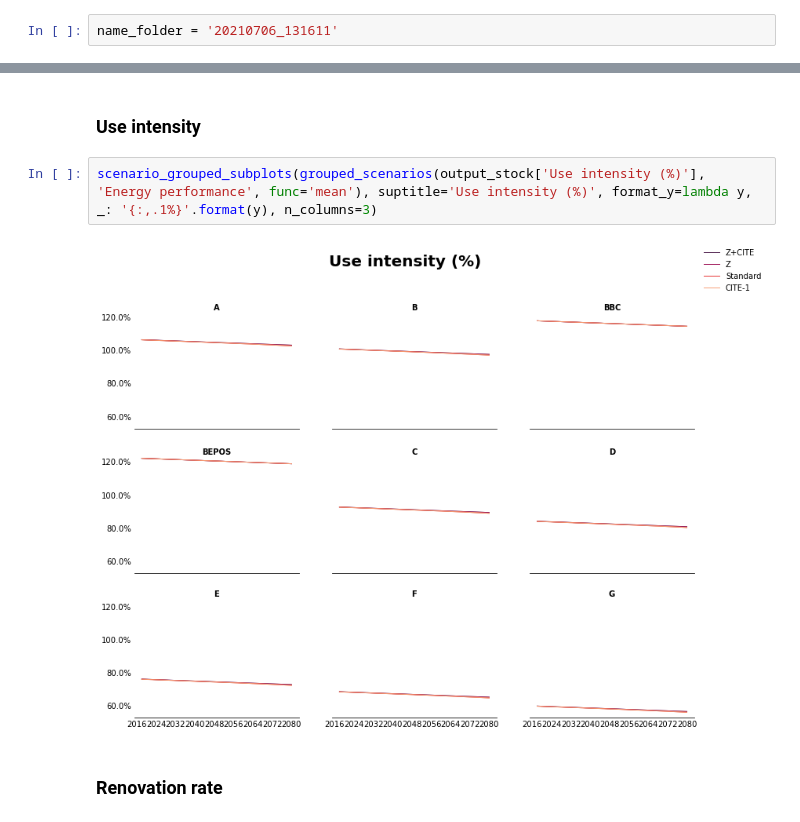
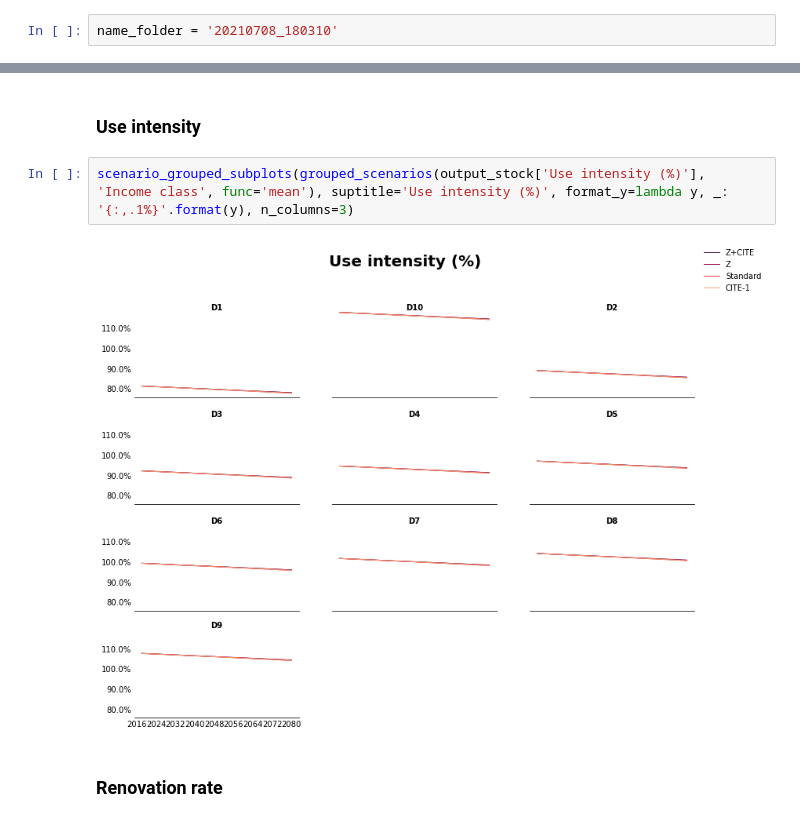
Before and after one commit to CIRED/Res-IRF, a Jupyter notebook: project/assessment_policies.ipynb, the cells around one changed output, grey strips where cells are left out. Drawn from its saved outputs; the diff is of its cells as text.

```diff
--- a/project/assessment_policies.ipynb
+++ b/project/assessment_policies.ipynb
@@ -102,7 +102,7 @@ import numpy as np
 # %% [markdown]
 ## User need to enter folder's name:
 # %%
-name_folder = '20210706_131611'
+name_folder = '20210708_180310'
 # %%
 folder_output = os.path.join(os.getcwd(), 'project', 'output', name_folder)
 scenarios = [f for f in os.listdir(folder_output) if f != 'log.txt']
@@ -224,9 +239,9 @@ scenario_grouped_subplots(grouped_scenarios(output_stock['Stock'], 'Heating ener
 # %% [markdown]
 ### Use intensity
 # %%
-scenario_grouped_subplots(grouped_scenarios(output_stock['Use intensity (%)'], 'Energy performance', func='mean'), suptitle='Use intensity (%)', format_y=lambda y, _: '{:,.1%}'.format(y), n_columns=3)
+scenario_grouped_subplots(grouped_scenarios(output_stock['Use intensity (%)'], 'Income class', func='mean'), suptitle='Use intensity (%)', format_y=lambda y, _: '{:,.1%}'.format(y), n_columns=3)
 # %% [output]
-[figure, old version]
+[figure, new version]
 # %% [markdown]
 ### Renovation rate
 # %%
```
Also changed, not shown: parts of 33 cells of this notebook, 18 other files.
